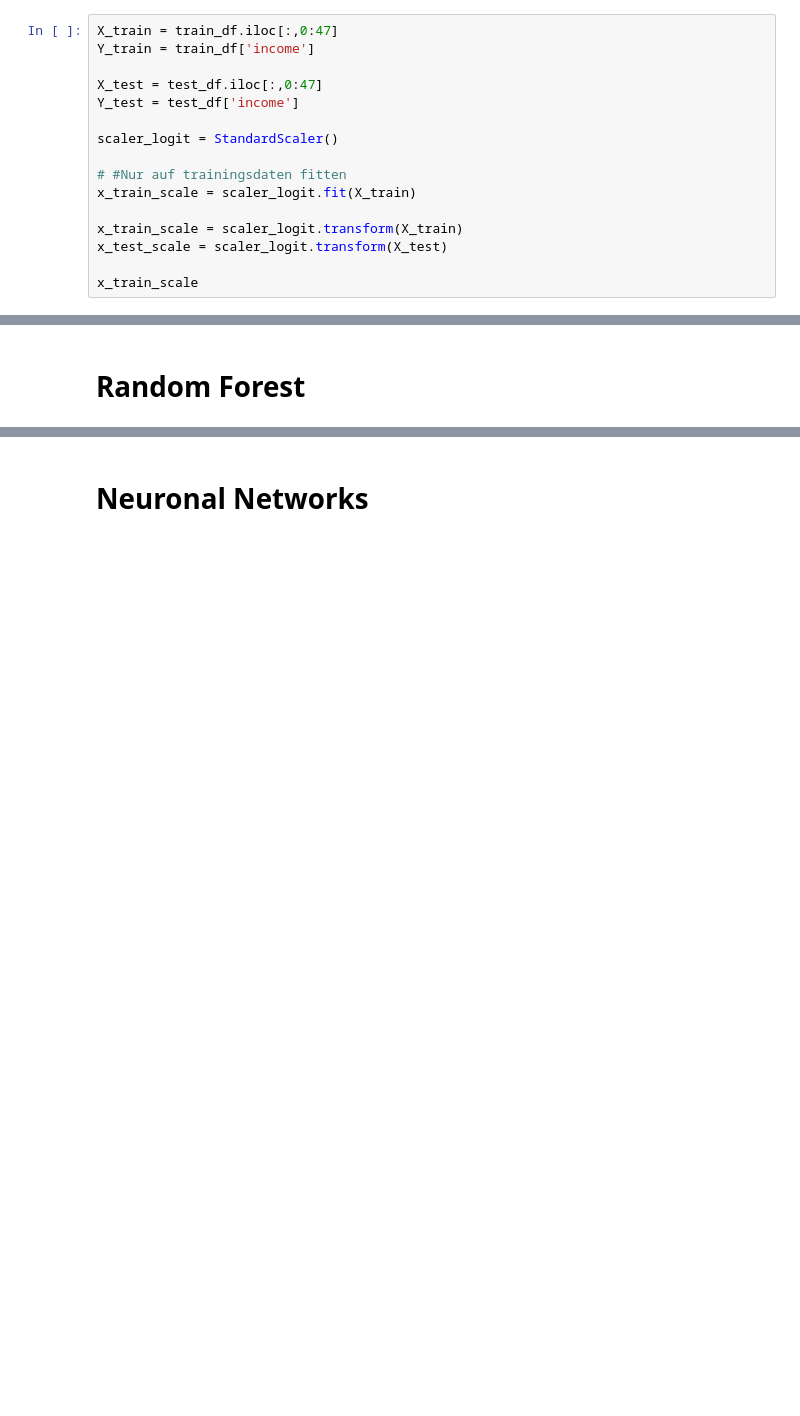
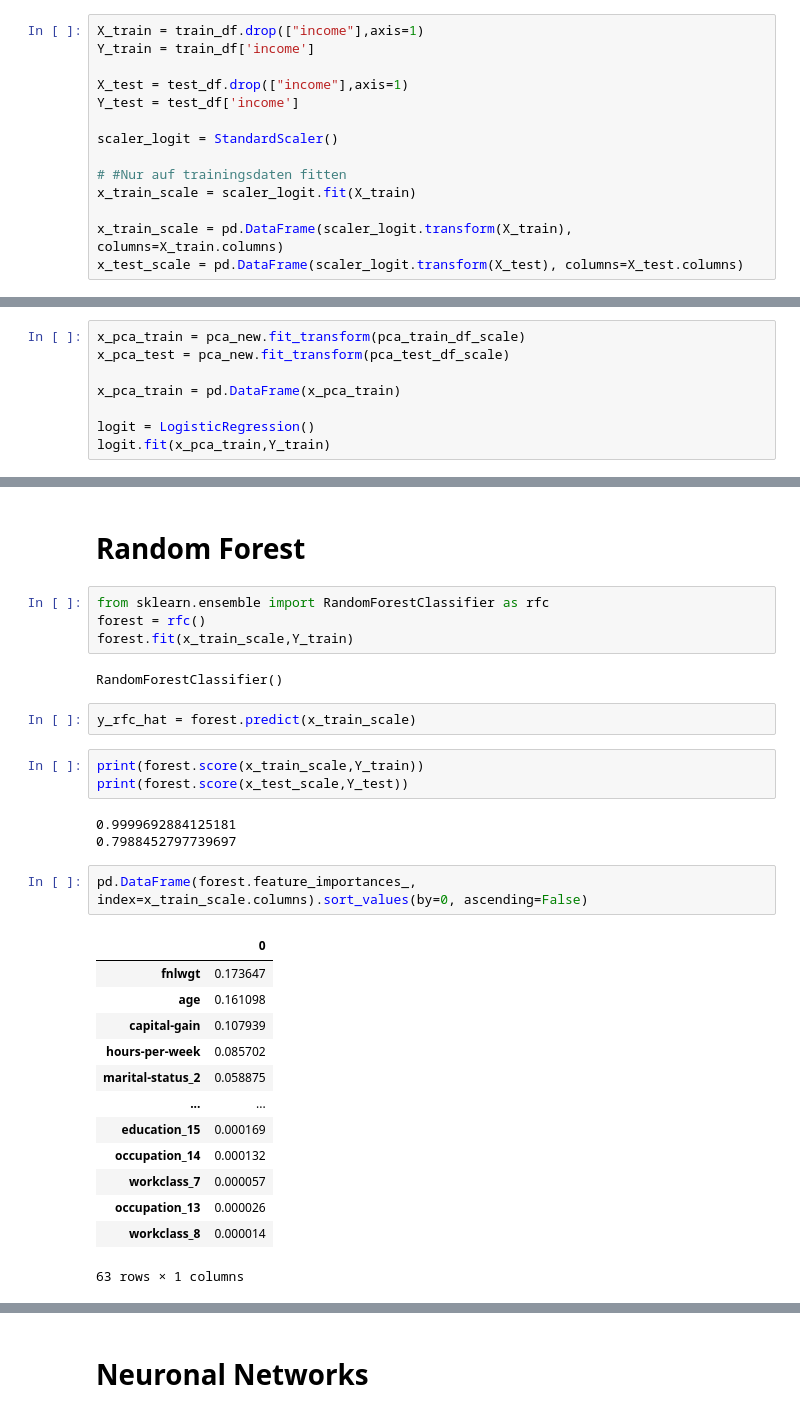
Before and after one commit to simonsymhoven/income-classification, a Jupyter notebook: income-classification.ipynb, the cells around one changed output, grey strips where cells are left out. Drawn from its saved outputs; the diff is of its cells as text; blank space fills up the shorter version.

Commit message:
Started a Random Forest

```diff
--- a/income-classification.ipynb
+++ b/income-classification.ipynb
@@ -463,10 +460,10 @@ plt.show()
 # %% [markdown]
 # Final Data
 # %%
-X_train = train_df.iloc[:,0:47]
+X_train = train_df.drop(["income"],axis=1)
 Y_train = train_df['income']
 
-X_test = test_df.iloc[:,0:47]
+X_test = test_df.drop(["income"],axis=1)
 Y_test = test_df['income']
 
 scaler_logit = StandardScaler()
@@ -474,7 +471,5 @@ scaler_logit = StandardScaler()
 # #Nur auf trainingsdaten fitten
 x_train_scale = scaler_logit.fit(X_train)
 
-x_train_scale = scaler_logit.transform(X_train)
-x_test_scale = scaler_logit.transform(X_test)
-
-x_train_scale
+x_train_scale = pd.DataFrame(scaler_logit.transform(X_train), columns=X_train.columns)
+x_test_scale = pd.DataFrame(scaler_logit.transform(X_test), columns=X_test.columns)
@@ -512,0 +496,8 @@ print('"Accuracy for our Training dataset with PCA is: %.4f %%' % test_accuracy)
+# %%
+x_pca_train = pca_new.fit_transform(pca_train_df_scale)
+x_pca_test = pca_new.fit_transform(pca_test_df_scale)
+
+x_pca_train = pd.DataFrame(x_pca_train)
+
+logit = LogisticRegression()
+logit.fit(x_pca_train,Y_train)
@@ -513,2 +514,32 @@ print('"Accuracy for our Training dataset with PCA is: %.4f %%' % test_accuracy)
 # %% [markdown]
 # Random Forest
+# %%
+from sklearn.ensemble import RandomForestClassifier as rfc
+forest = rfc()
+forest.fit(x_train_scale,Y_train)
+# %% [output]
+RandomForestClassifier()
+# %%
+y_rfc_hat = forest.predict(x_train_scale)
+# %%
+print(forest.score(x_train_scale,Y_train))
+print(forest.score(x_test_scale,Y_test))
+# %% [output]
+0.9999692884125181
+0.7988452797739697
+# %%
+pd.DataFrame(forest.feature_importances_, index=x_train_scale.columns).sort_values(by=0, ascending=False)
+# %% [output]
+|  | 0 |
+| fnlwgt | 0.173647 |
+| age | 0.161098 |
+| capital-gain | 0.107939 |
+| hours-per-week | 0.085702 |
+| marital-status_2 | 0.058875 |
+| ... | ... |
+| education_15 | 0.000169 |
+| occupation_14 | 0.000132 |
+| workclass_7 | 0.000057 |
+| occupation_13 | 0.000026 |
+| workclass_8 | 0.000014 |
+63 rows × 1 columns
```
Also changed, not shown: parts of 16 cells of this notebook.
